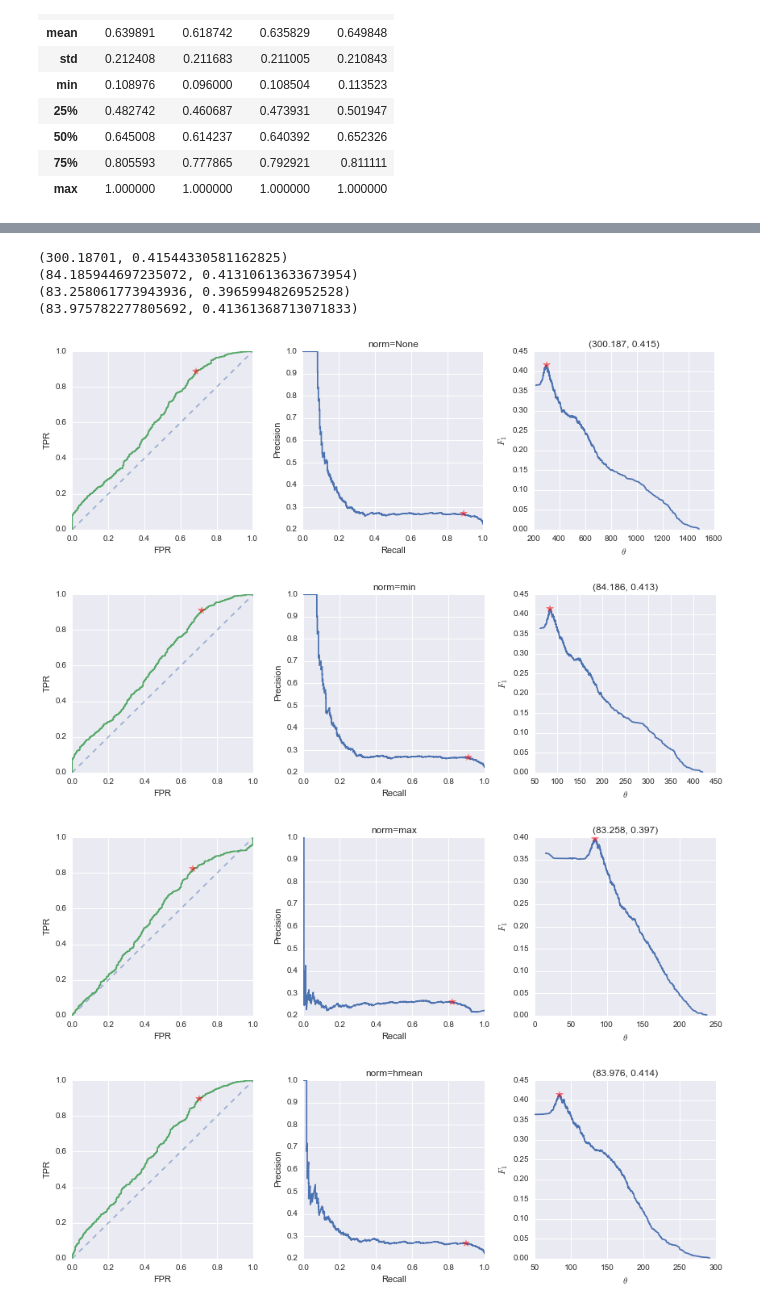
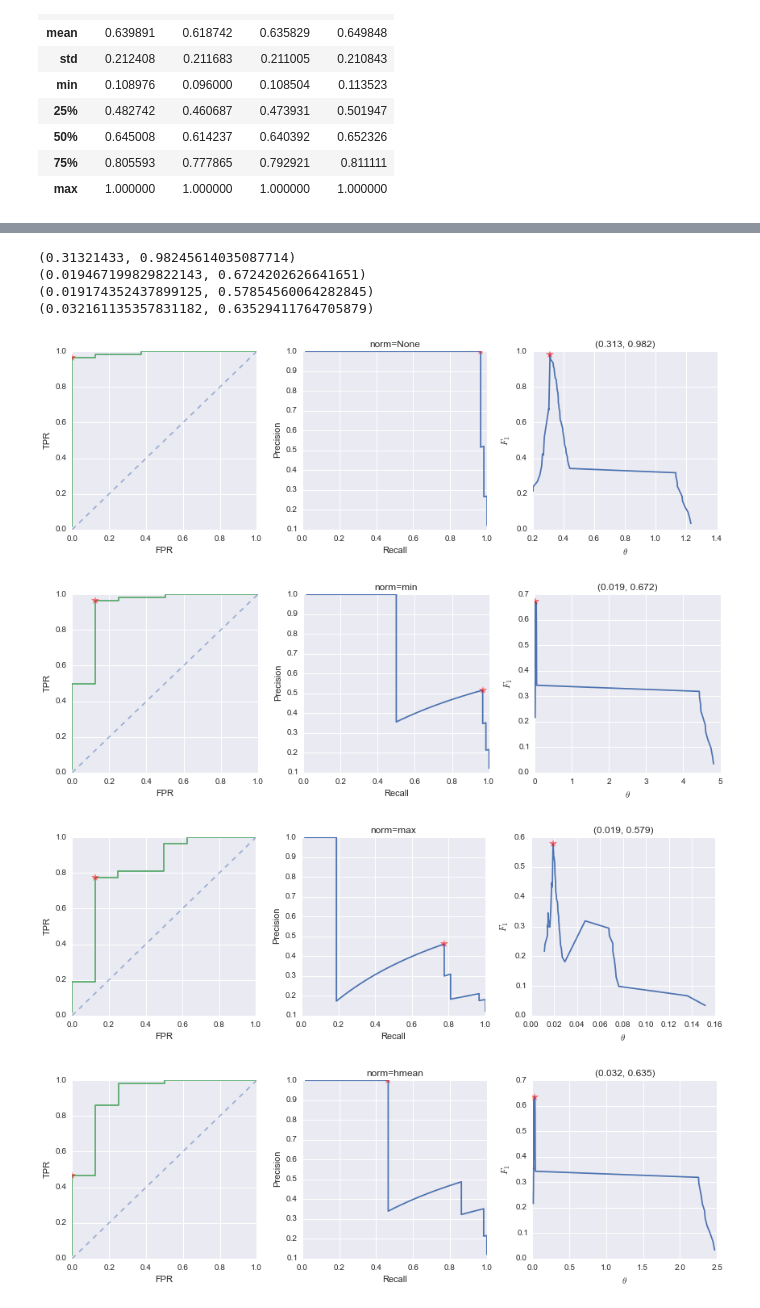
Before and after one commit to urinieto/similarity_classification, a Jupyter notebook: notes/Repetition detection threshold.ipynb, the cells around one changed output, grey strips where cells are left out. Saved outputs shown, nothing was run; the diff lists cells and outputs as text; code cells hidden in the pictures.

```diff
--- a/notes/Repetition detection threshold.ipynb
+++ b/notes/Repetition detection threshold.ipynb
@@ -195,16 +198,16 @@ file_scores[k]
 # %%
-k = 351
+k = 382
 for norm in [None, 'min', 'max', 'hmean']:
     print plot_curve(norm=norm, **file_scores[k])
 # %% [output]
-(300.18701, 0.41544330581162825)
-(84.185944697235072, 0.41310613633673954)
-(83.258061773943936, 0.3965994826952528)
-(83.975782277805692, 0.41361368713071833)
+(0.31321433, 0.98245614035087714)
+(0.019467199829822143, 0.6724202626641651)
+(0.019174352437899125, 0.57854560064282845)
+(0.032161135357831182, 0.63529411764705879)
-[figure, old version]
+[figure, new version]
-[figure, old version]
+[figure, new version]
-[figure, old version]
+[figure, new version]
-[figure, old version]
+[figure, new version]
 # %%
 plt.figure(figsize=(12,5))
 seaborn.heatmap(file_scores[k]['scores'],
```
Also changed, not shown: parts of 3 cells of this notebook, 1 other file.
